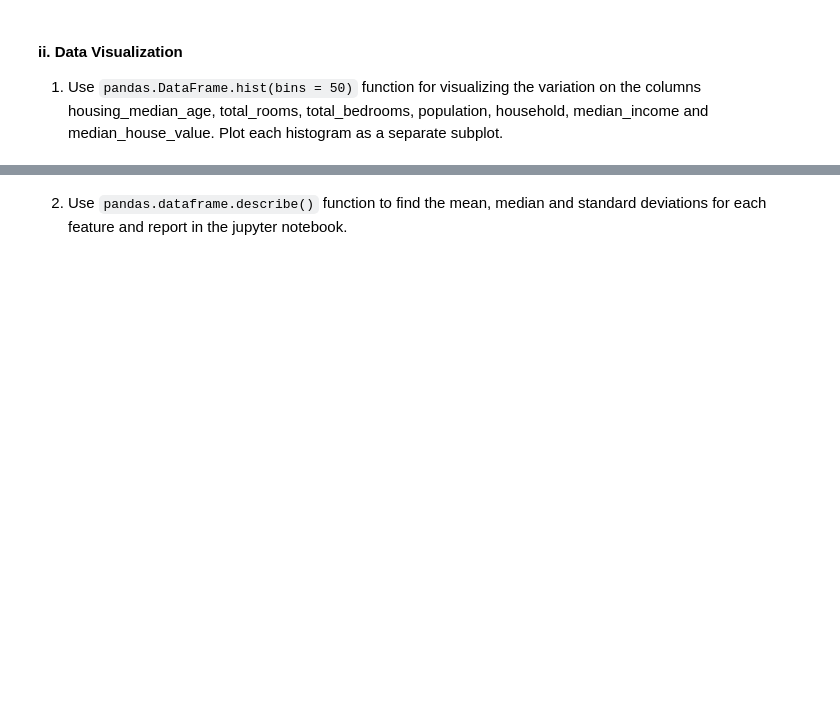
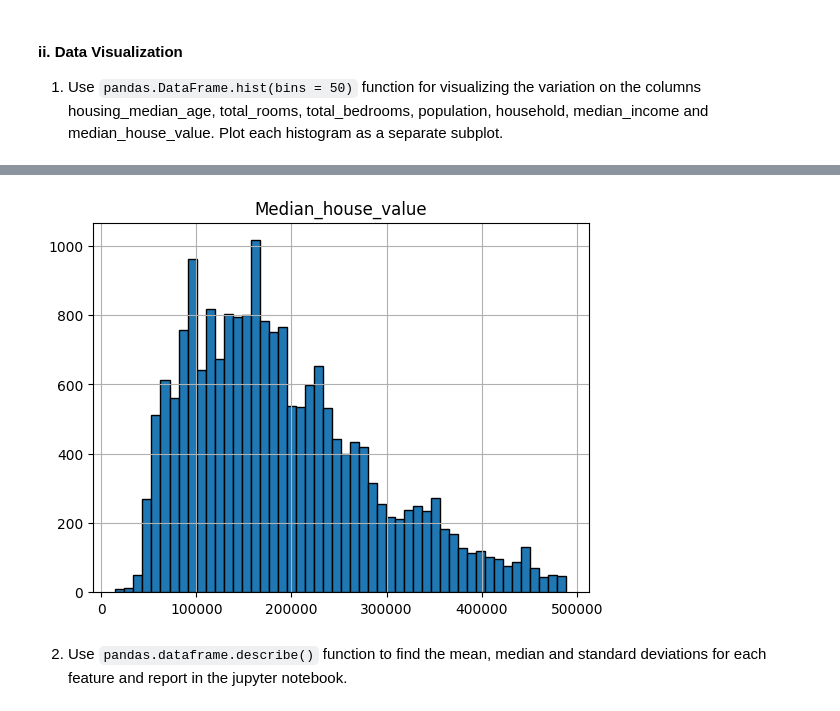
Before and after one commit to TRIPLE-A332/Stevens_IT-MS_in_CS, a Jupyter notebook: FALL_24/CS556_Mathematical_ML/HW/hw3/Q1/Q1.ipynb, the cells around one changed output, grey strips where cells are left out. Saved outputs shown, nothing was run; the diff lists cells and outputs as text; code cells hidden in the pictures; blank space fills up the shorter version.

```diff
--- a/FALL_24/CS556_Mathematical_ML/HW/hw3/Q1/Q1.ipynb
+++ b/FALL_24/CS556_Mathematical_ML/HW/hw3/Q1/Q1.ipynb
@@ -122,2 +150,8 @@ You can then find the upper and lower limit by adding and subtracting 1.5*iqr to
+# %%
+y.hist(bins=50, edgecolor='black')
+plt.title("Median_house_value")
+plt.show()
+# %% [output]
+[figure, added]
 # %% [markdown]
 2. Use `pandas.dataframe.describe()` function to find the mean, median and standard deviations for each feature and report in the jupyter notebook.
```
Also changed, not shown: parts of 24 cells of this notebook.
